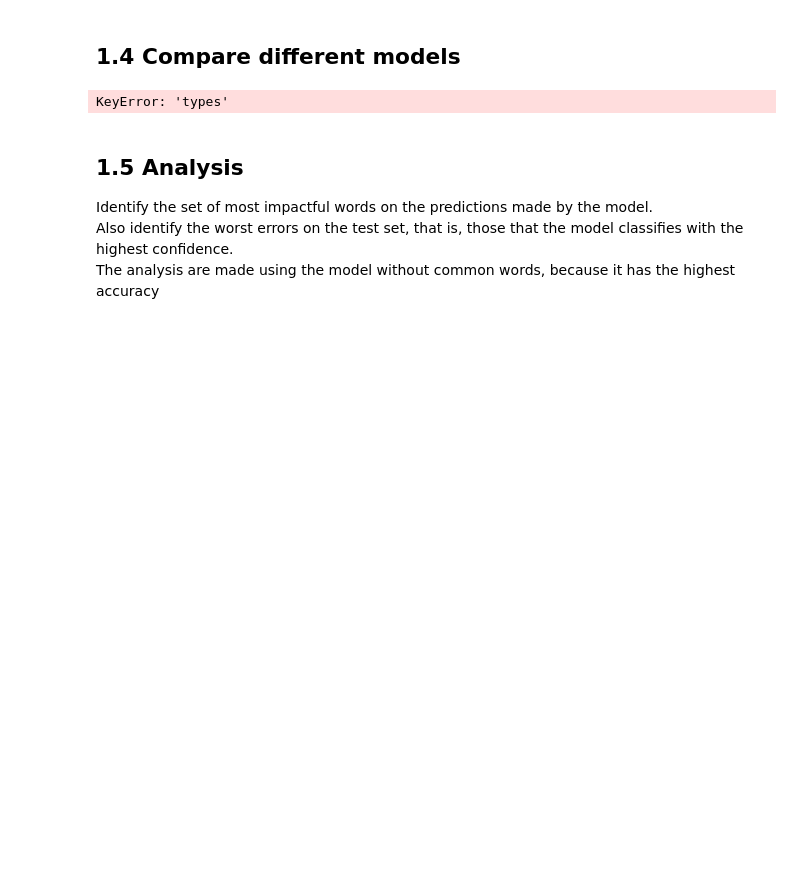
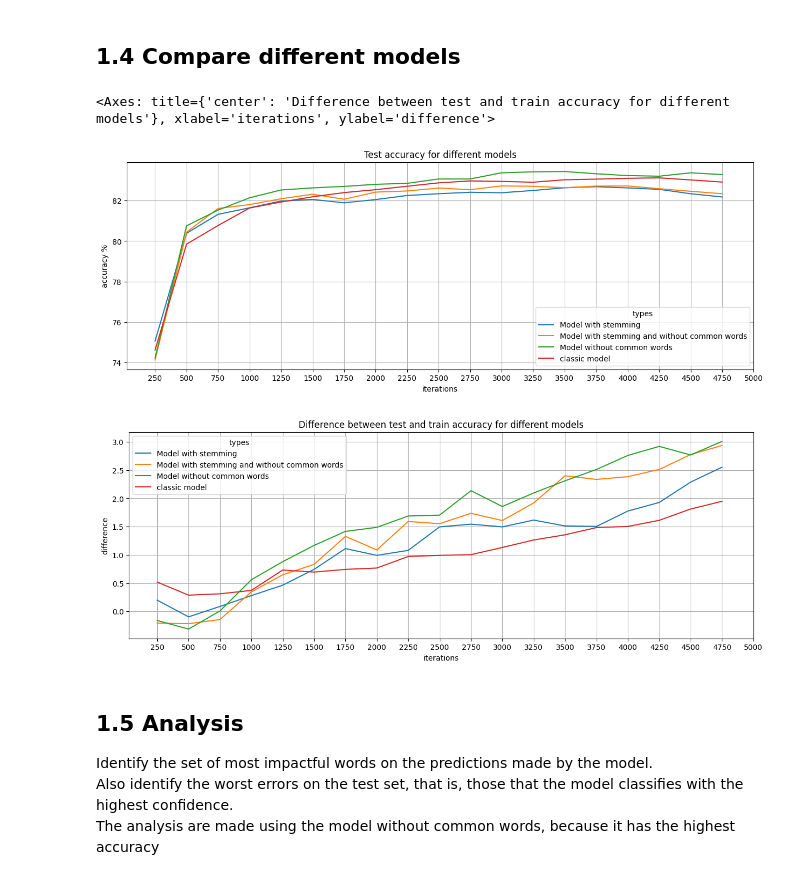
Before and after one commit to DavideLigari/movie-reviews-classification, a Jupyter notebook: mycode/movie_review.ipynb, the cells around one changed output. Cells and saved outputs as stored; diff of their text form; code cells hidden in the pictures; blank space fills up the shorter version.

Commit message:
added results

```diff
--- a/mycode/movie_review.ipynb
+++ b/mycode/movie_review.ipynb
@@ -105,23 +107,27 @@ for iter in range(250, 5000, 250):
 ## 1.4 Compare different models
 # %%
 import pandas as pd
-# results = pd.DataFrame({'iterations': iterations, 'types': types,
-#                        'test_accuracy': test_accuracy, 'train_accuracy': train_accuracy})
+results = pd.DataFrame({'iterations': iterations, 'types': types,
+                       'test_accuracy': test_accuracy, 'train_accuracy': train_accuracy})
+
+results.to_csv('results.csv', index=True)
 results1 = results.pivot(
     index='iterations', columns='types', values='test_accuracy')
 
 
 results1.plot(kind='line', title='Test accuracy for different models',
-              legend=True, grid=True, figsize=(15, 5), xticks=range(250, 5250, 250),ylabel='accuracy %')
+              legend=True, grid=True, figsize=(15, 5), xticks=range(250, 5250, 250), ylabel='accuracy %')
 
 results['difference'] = results['train_accuracy']-results['test_accuracy']
 
 results2 = results.pivot(
     index='iterations', columns='types', values='difference')
 results2.plot(kind='line', title='Difference between test and train accuracy for different models',
-              legend=True, grid=True, figsize=(15, 5), xticks=range(250, 5250, 250),ylabel='difference')
+              legend=True, grid=True, figsize=(15, 5), xticks=range(250, 5250, 250), ylabel='difference')
 # %% [output]
-KeyError: 'types'
+<Axes: title={'center': 'Difference between test and train accuracy for different models'}, xlabel='iterations', ylabel='difference'>
+[figure, added]
+[figure, added]
 # %% [markdown]
 ## 1.5 Analysis
 Identify the set of most impactful words on the predictions made by the model.
```
Also changed, not shown: parts of 1 cell of this notebook, 1 other file.
